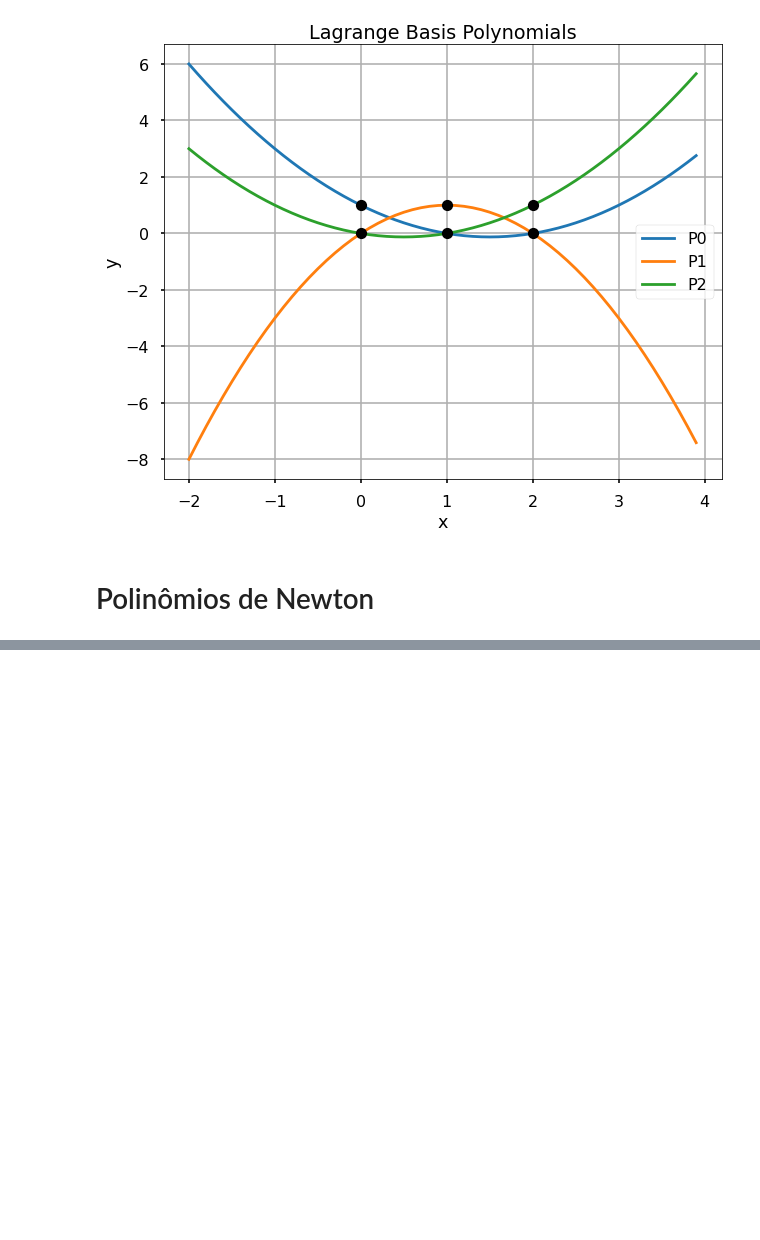
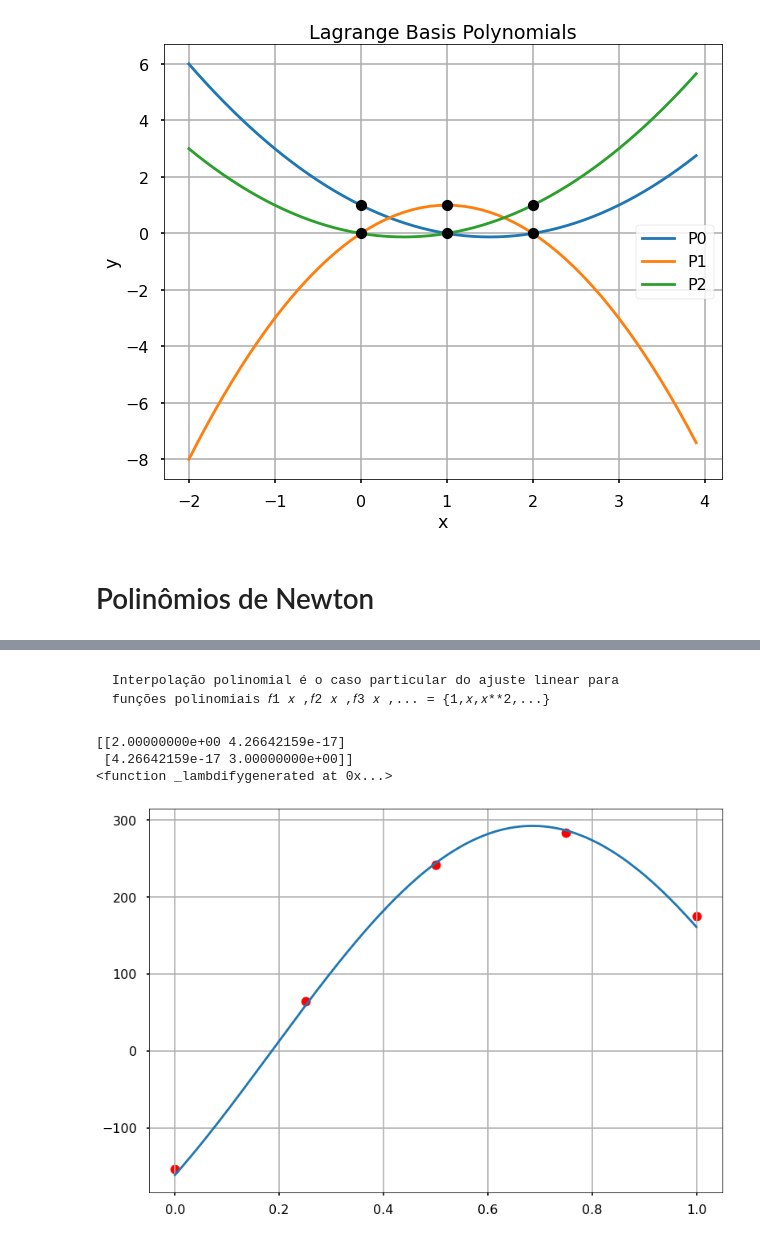
Before and after one commit to braiansmarzaro/Numeric-Calculus, a Jupyter notebook: Interpolacao.ipynb, the cells around one changed output, grey strips where cells are left out. Saved outputs shown, nothing was run; the diff lists cells and outputs as text; code cells hidden in the pictures; blank space fills up the shorter version.

```diff
--- a/Interpolacao.ipynb
+++ b/Interpolacao.ipynb
@@ -174,0 +250,48 @@ show_lagrange(xs,ys,-2,4,.1)
+# %% [markdown]
+    Interpolação polinomial é o caso particular do ajuste linear para
+    funções polinomiais 𝑓1 𝑥 ,𝑓2 𝑥 ,𝑓3 𝑥 ,... = {1,𝑥,𝑥**2,...}
+# %%
+def ajuste_linear_geral(xk, yk, funcs):
+    # Função f(x) = a1f1(x) + ... + amfm(x)
+    # V = f1(x1) ... fm(x1)
+    #    f1(xn) ... fm(xn)
+    # a = (Vt*V)^-1 * Vt*y
+    xk = np.array(xk)
+    yk = np.array(yk)
+    V = np.array([[funcs[n].subs(x,xn) for n in range(len(funcs))] for xn in xk],dtype=np.float64)
+    Vmult = V.T@V
+
+    print(Vmult)
+
+    Vinv = np.linalg.inv(Vmult)
+    a = Vinv@V.T@yk
+    a = a.T
+    #sympy.core.mul.Mul
+    func = 0
+
+    for n in range(len(a)):
+        func+= a[n]*funcs[n]
+    func = sympy.lambdify(x, func, modules=['numpy'])
+
+    return func
+
+
+
+x = sympy.var("x")
+funcs = [sympy.sin(sympy.pi*x), sympy.cos(sympy.pi*x)]
+
+xi = np.arange(0, 1.1, .25)
+yi = [-153, 64, 242, 284, 175]
+func = ajuste_linear_geral(xi, yi, funcs)
+print(func)
+
+plt.plot(_x := np.linspace(xi[0], xi[-1], 360), func(_x))
+
+plt.scatter(xi, yi, color='r')
+plt.grid()
+plt.show()
+# %% [output]
+[[2.00000000e+00 4.26642159e-17]
+ [4.26642159e-17 3.00000000e+00]]
+<function _lambdifygenerated at 0x...>
+[figure, added]
```
Also changed, not shown: parts of 14 cells of this notebook, 3 other files.
